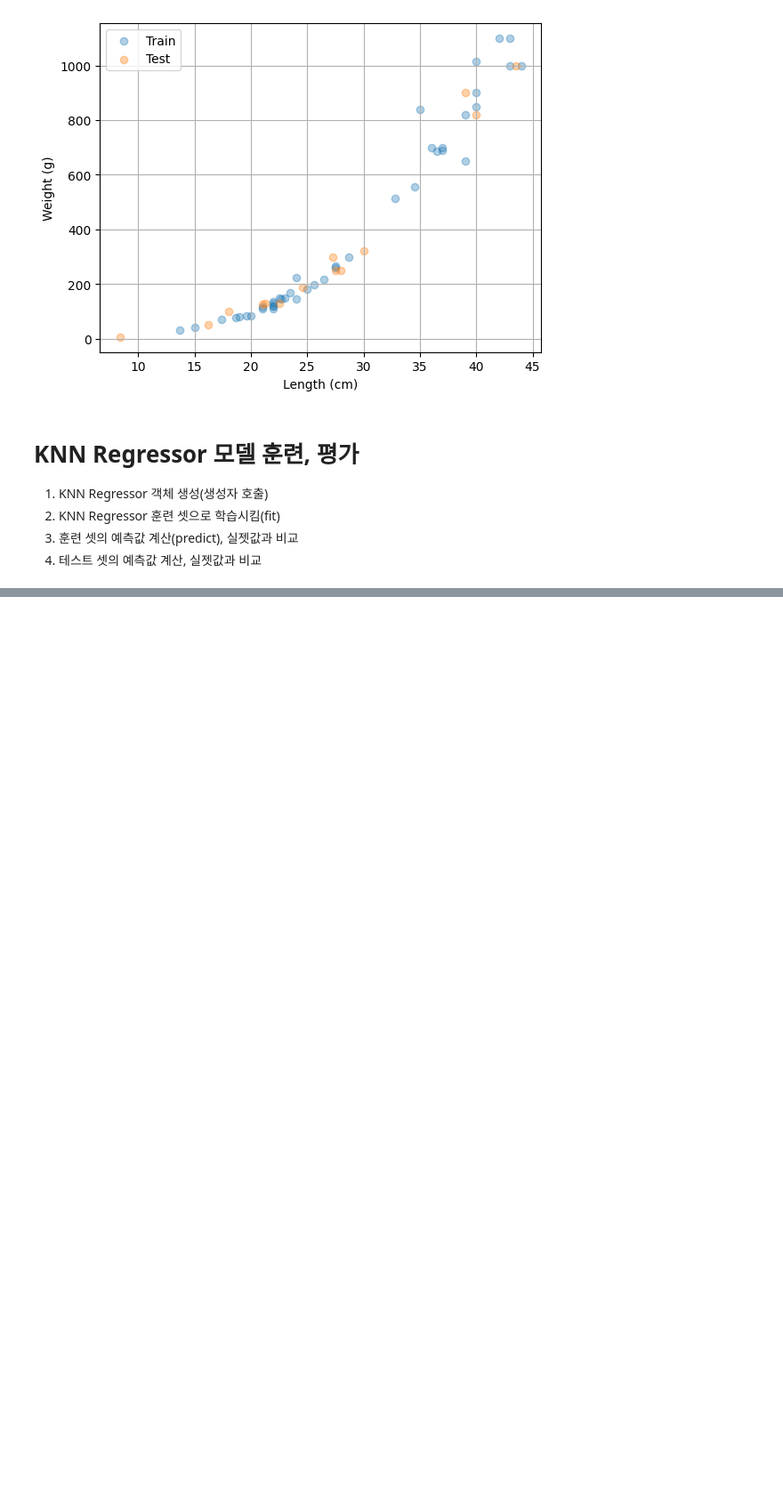
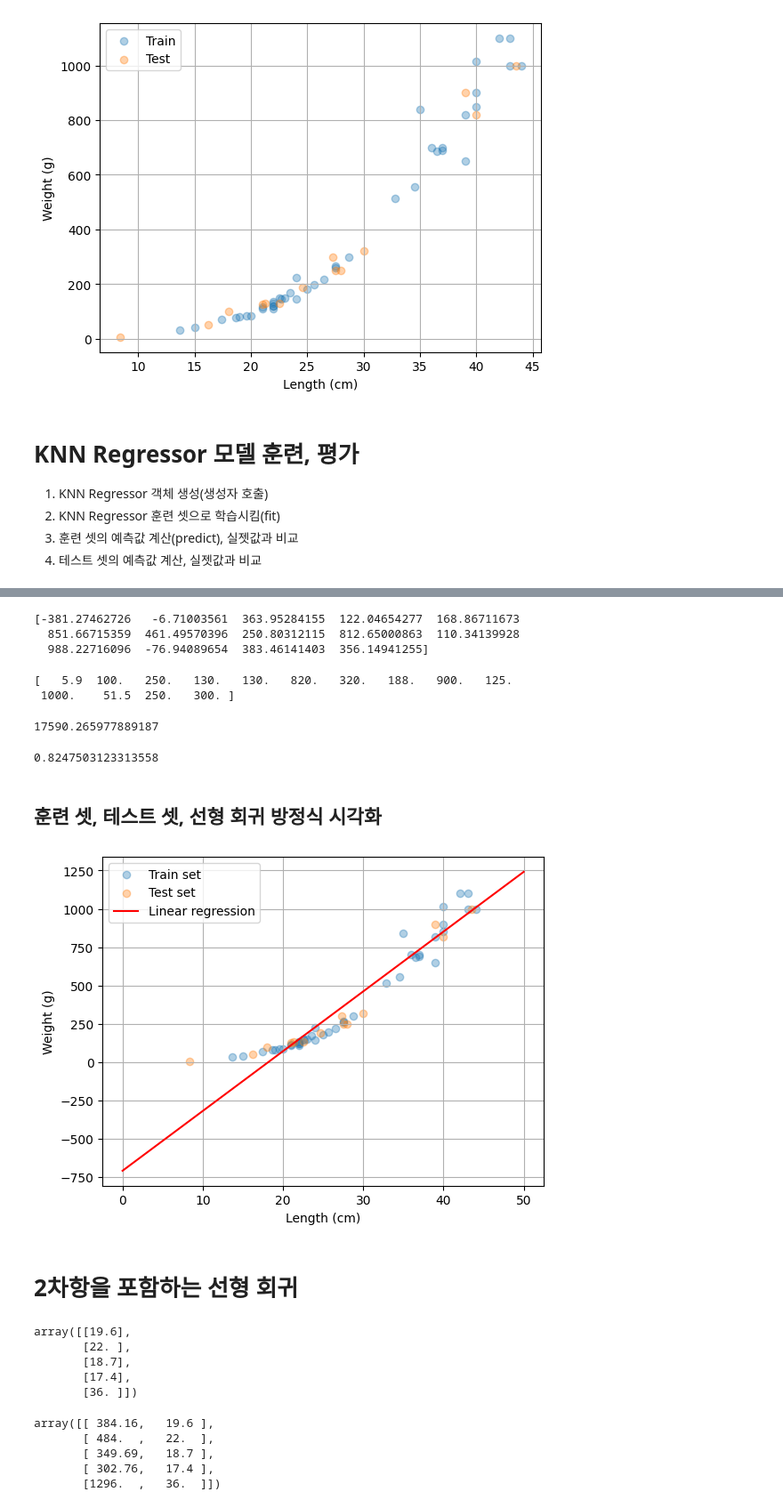
Before and after one commit to kkwh/java_lec_python, a Jupyter notebook: ml04_regression.ipynb, the cells around one changed output, grey strips where cells are left out. Shown: that part at 89% size. Saved outputs shown, nothing was run; the diff lists cells and outputs as text; code cells hidden in the pictures; blank space fills up the shorter version.

```diff
--- a/ml04_regression.ipynb
+++ b/ml04_regression.ipynb
@@ -126,0 +133,2 @@ plt.show()
+# %%
+knn = KNeighborsRegressor()
@@ -126,0 +137,2 @@ plt.show()
+# %%
+knn.fit(X_tr, y_tr)
@@ -126,0 +304,2 @@ plt.show()
+# %%
+lin_reg = LinearRegression()
@@ -126,0 +308,3 @@ plt.show()
+# %%
+lin_reg.fit(X_tr, y_tr)
+#> 학습 -> 직선의 방정식에서 기울기(coefficient)와 y절편(intercept)을 찾음.
@@ -126,0 +362,53 @@ plt.show()
+# %%
+print(y_te_pred)
+# %% [output]
+[-381.27462726   -6.71003561  363.95284155  122.04654277  168.86711673
+  851.66715359  461.49570396  250.80312115  812.65000863  110.34139928
+  988.22716096  -76.94089654  383.46141403  356.14941255]
+# %%
+print(y_te)
+# %% [output]
+[   5.9  100.   250.   130.   130.   820.   320.   188.   900.   125.
+ 1000.    51.5  250.   300. ]
+# %%
+mean_squared_error(y_te, y_te_pred)
+# %% [output]
+17590.265977889187
+# %%
+r2_score(y_te, y_te_pred)
+# %% [output]
+0.8247503123313558
+# %% [markdown]
+## 훈련 셋, 테스트 셋, 선형 회귀 방정식 시각화
+# %%
+# 훈련 셋 시각화
+plt.scatter(x=X_tr.ravel(), y=y_tr, alpha=0.35, label='Train set')
+
+# 테스트 셋 시각화
+plt.scatter(x=X_te.ravel(), y=y_te, alpha=0.35, label='Test set')
+
+# 선형 회귀 방정식 시각화
+x = np.arange(0, 50, 0.01)  # [0, 0.01, 0.02, 0.03, ..., 49.98, 49.99]
+a = lin_reg.coef_[0]  # 직선의 기울기
+b = lin_reg.intercept_  # 직선의 y절편
+y = a * x + b  # 선형 회귀 방정식
+plt.plot(x, y, 'r-', label='Linear regression')
+
+plt.xlabel('Length (cm)')
+plt.ylabel('Weight (g)')
+plt.grid()
+plt.legend()
+
+plt.show()
+# %% [output]
+[figure, added]
+# %% [markdown]
+# 2차항을 포함하는 선형 회귀
+# %%
+X_tr[:5]
+# %% [output]
+array([[19.6],
+       [22. ],
+       [18.7],
+       [17.4],
+       [36. ]])
@@ -126,0 +417,8 @@ plt.show()
+# %%
+X_tr_poly[:5]
+# %% [output]
+array([[ 384.16,   19.6 ],
+       [ 484.  ,   22.  ],
+       [ 349.69,   18.7 ],
+       [ 302.76,   17.4 ],
+       [1296.  ,   36.  ]])
```
Also changed, not shown: parts of 105 cells of this notebook.
